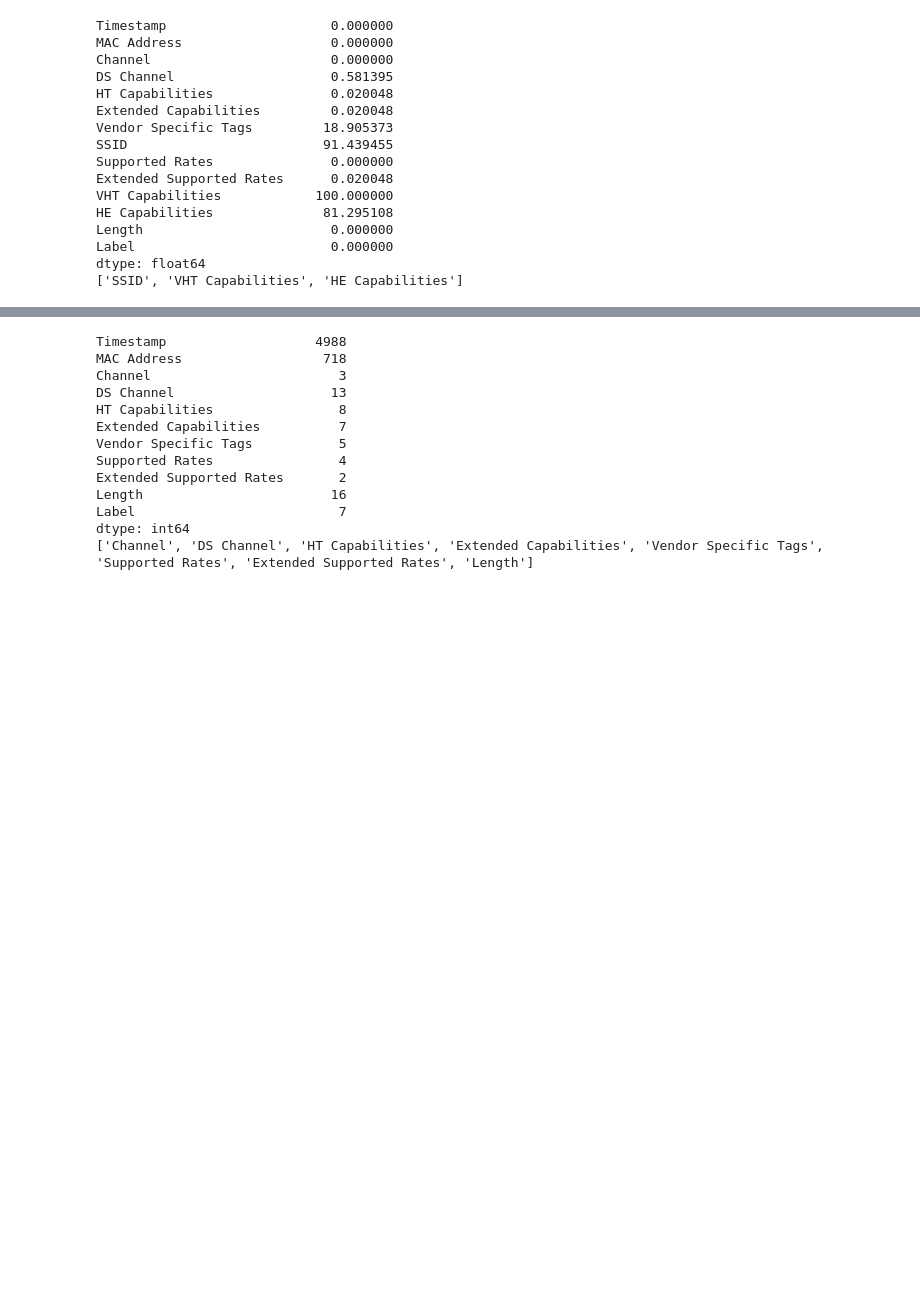
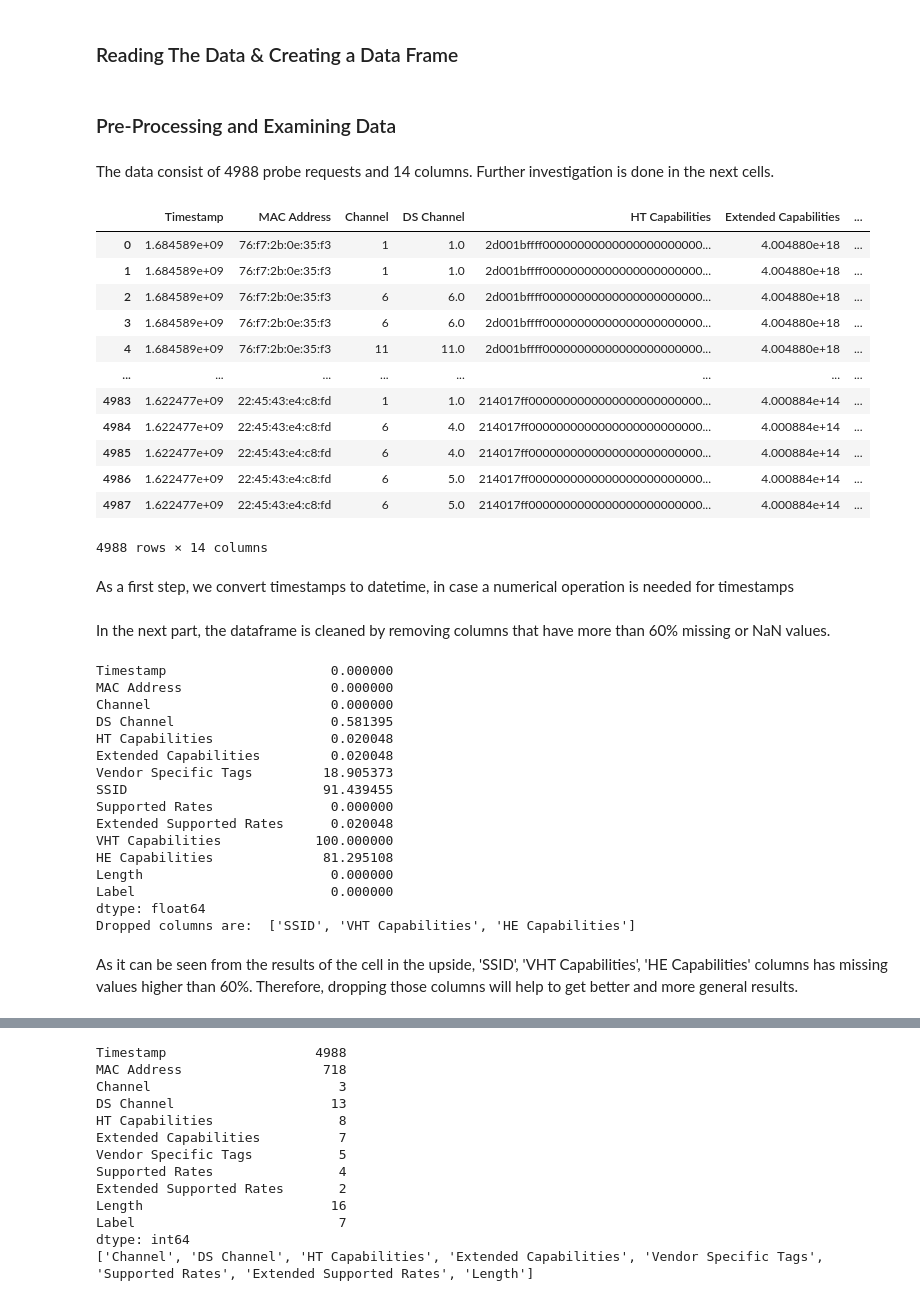
Before and after one commit to tugrul-kok/NMDA, a Jupyter notebook: HW3-MAC-De-Randomization/HW-3.ipynb, the cells around one changed output, grey strips where cells are left out. Cells and saved outputs as stored; diff of their text form; code cells hidden in the pictures; blank space fills up the shorter version.

```diff
--- a/HW3-MAC-De-Randomization/HW-3.ipynb
+++ b/HW3-MAC-De-Randomization/HW-3.ipynb
@@ -1 +13,3 @@
+# %% [markdown]
+### Reading The Data & Creating a Data Frame
 # %%
@@ -20,0 +30,22 @@ df['Timestamp']=pd.to_datetime(df['Timestamp'], unit='s')
+# %% [markdown]
+### Pre-Processing and Examining Data
+# %% [markdown]
+The data consist of 4988 probe requests and 14 columns. Further investigation is done in the next cells.
+# %%
+display(df)
+# %% [output]
+|  | Timestamp | MAC Address | Channel | DS Channel | HT Capabilities | Extended Capabilities | ... |
+| 0 | 1.684589e+09 | 76:f7:2b:0e:35:f3 | 1 | 1.0 | 2d001bffff00000000000000000000000... | 4.004880e+18 | ... |
+| 1 | 1.684589e+09 | 76:f7:2b:0e:35:f3 | 1 | 1.0 | 2d001bffff00000000000000000000000... | 4.004880e+18 | ... |
+| 2 | 1.684589e+09 | 76:f7:2b:0e:35:f3 | 6 | 6.0 | 2d001bffff00000000000000000000000... | 4.004880e+18 | ... |
+| 3 | 1.684589e+09 | 76:f7:2b:0e:35:f3 | 6 | 6.0 | 2d001bffff00000000000000000000000... | 4.004880e+18 | ... |
+| 4 | 1.684589e+09 | 76:f7:2b:0e:35:f3 | 11 | 11.0 | 2d001bffff00000000000000000000000... | 4.004880e+18 | ... |
+| ... | ... | ... | ... | ... | ... | ... | ... |
+| 4983 | 1.622477e+09 | 22:45:43:e4:c8:fd | 1 | 1.0 | 214017ff0000000000000000000000000... | 4.000884e+14 | ... |
+| 4984 | 1.622477e+09 | 22:45:43:e4:c8:fd | 6 | 4.0 | 214017ff0000000000000000000000000... | 4.000884e+14 | ... |
+| 4985 | 1.622477e+09 | 22:45:43:e4:c8:fd | 6 | 4.0 | 214017ff0000000000000000000000000... | 4.000884e+14 | ... |
+| 4986 | 1.622477e+09 | 22:45:43:e4:c8:fd | 6 | 5.0 | 214017ff0000000000000000000000000... | 4.000884e+14 | ... |
+| 4987 | 1.622477e+09 | 22:45:43:e4:c8:fd | 6 | 5.0 | 214017ff0000000000000000000000000... | 4.000884e+14 | ... |
+4988 rows × 14 columns
+# %% [markdown]
+As a first step, we convert timestamps to datetime, in case a numerical operation is needed for timestamps
@@ -21,19 +55,22 @@ df['Timestamp']=pd.to_datetime(df['Timestamp'], unit='s')
+# %% [markdown]
+In the next part, the dataframe is cleaned by removing columns that have more than 60% missing or NaN values.
 # %%
-nan_sum = df.isna().sum()
-
-nan_percentage = (nan_sum/len(df))*100
+nan_sum = df.isna().sum() # The number of NaN values in each column
+nan_percentage = (nan_sum/len(df))*100 # The percentage of NaN values in each column
 
 print(nan_percentage)
 
-col_drop = []
+col_drop = [] # List of columns to be dropped
 
+# Dropping the columns with more than 60% NaN values
 for i in range(0,len(nan_percentage)):
-  if nan_percentage[i] > 60:
+  if nan_percentage.iloc[i] > 60:
     col_drop.append(nan_percentage.index[i])
 
-print(col_drop)
+clean_df = df.drop(col_drop, axis=1)
+del df # Deleting the original dataframe to free up memory
 
-clean_df = df.drop(col_drop, axis=1)
+print("Dropped columns are: ", col_drop)
 # %% [output]
 Timestamp                     0.000000
 MAC Address                   0.000000
@@ -50,4 +87,6 @@ HE Capabilities              81.295108
 Length                        0.000000
 Label                         0.000000
 dtype: float64
-['SSID', 'VHT Capabilities', 'HE Capabilities']
+Dropped columns are:  ['SSID', 'VHT Capabilities', 'HE Capabilities']
+# %% [markdown]
+As it can be seen from the results of the cell in the upside, 'SSID', 'VHT Capabilities', 'HE Capabilities' columns has missing values higher than 60%. Therefore, dropping those columns will help to get better and more general results.
```
Also changed, not shown: parts of 52 cells of this notebook, 1 other file.
